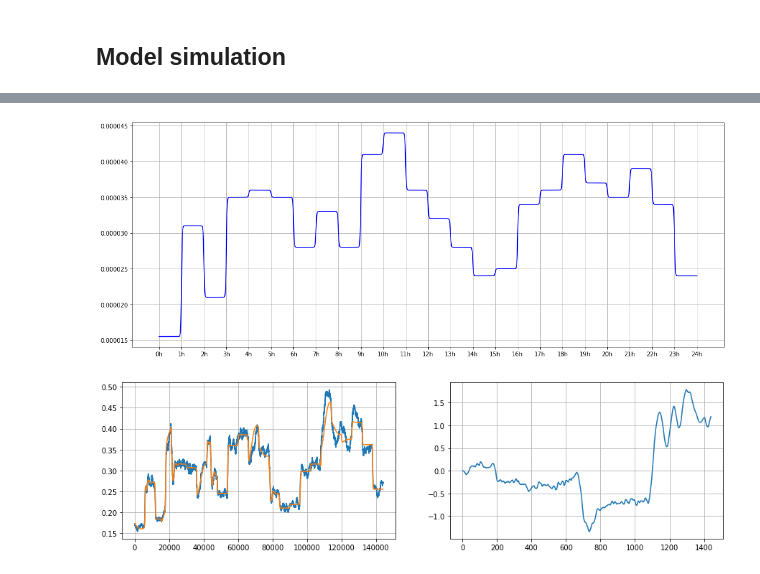
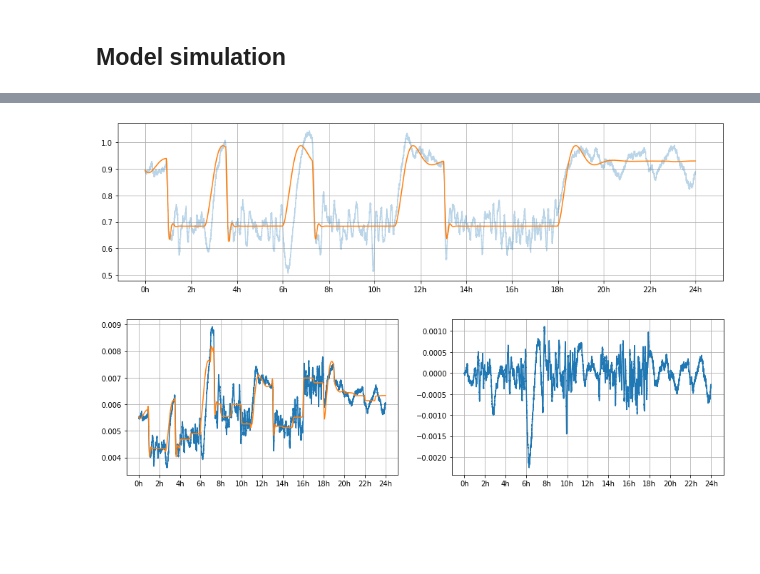
Before and after one commit to madsobdrupjakobsen/switching_time_optimization, a Jupyter notebook: control/notebooks/model_simulation.ipynb, the cells around one changed output, grey strips where cells are left out. Cells and saved outputs as stored; diff of their text form; code cells hidden in the pictures; blank space fills up the shorter version.

```diff
--- a/control/notebooks/model_simulation.ipynb
+++ b/control/notebooks/model_simulation.ipynb
@@ -132,16 +357,15 @@ plt.plot(sol.t, sol.y[1] * 1/1000)
 ## Model simulation
 # %%
 # Simulate from model
-tf = 60*24
+t0 = 0.
+tf = 60.*24.
 dt = 0.01
-x0 = np.array([2.6659426, 899.8884004])
-#x0 = np.array([90])
+model = m1; x0 = np.array([90])
+model = m2; x0 = np.array([2.17082264, 873.03730756])
+model = m3; x0 = np.array([0.894357,    0.007046,   -0.360119])
+
+
 np.random.seed(144257)
-T, X, Y, Z = stochasticSimulation(m2,switches,x0,tf,dt)
-T_ode, X_ode, Z_ode = solve_ivp_discrete(m2,x0,switches,tf,T)
-plt.plot(T,Z)
-plt.plot(T_ode, Z_ode)
-
-#T_ode2, X_ode2, Z_ode2,  = sol_ivp_wrapper(m1,x0,switches,tf,T)
-#plt.plot(T_ode2, Z_ode2)
+T, X, Y, Z = stochasticSimulation(model,switches,x0,tf,dt)
+T_ode, X_ode, Z_ode = sol_ivp_wrapper(model,x0,switches,tf,T)
 # %% [output]
@@ -156,24 +374,32 @@ k_IDLE = 9.
 # %%
-fig = plt.figure(figsize=(18,7))
+fig = plt.figure(figsize = (15,4))
 ax = fig.add_subplot(111)
-ax.plot(T,smooth_dap(T,dap),color='b')
-ax.set_xticks(np.arange(0,dap.size+1,1)*60.)
-ax.set_xticklabels([str(int(_t/60.)) + 'h' for _t in np.arange(0,dap.size+1,1) * 60.])
+
+ax.plot(T,Z[0],alpha = 0.3)
+ax.plot(T_ode,Z_ode[0])
+ax.set_xticks(np.arange(0,24+1,2)*60.)
+ax.set_xticklabels([str(int(_t/60.)) + 'h' for _t in np.arange(0,24+1,2) * 60.])
 ax.grid()
 # %% [output]
-[figure, old version]
+[figure, new version]
 # %%
-cost_true, cost_acc_true = cost(Z,T,switches,dap,k,k_MELT,k_IDLE)
-cost_exp, cost_acc_exp = cost(Z_ode,T_ode,switches,dap,k,k_MELT,k_IDLE)
+dap = prices_plot['spot'] * 1e-6
+cost_true, cost_acc_true = cost(Z[0],T,switches,dap,k_baseline,k_MELT,k_IDLE)
+cost_exp, cost_acc_exp = cost(Z_ode[0],T_ode,switches,dap,k_baseline,k_MELT,k_IDLE)
 
 fig = plt.figure(figsize = (15,4))
 ax = fig.add_subplot(121)
-plt.plot(cost_true)
-plt.plot(cost_exp)
+ax.plot(T,cost_true)
+ax.plot(T,cost_exp)
+ax.set_xticks(np.arange(0,dap.size+1,2)*60.)
+ax.set_xticklabels([str(int(_t/60.)) + 'h' for _t in np.arange(0,dap.size+1,2) * 60.])
+
 ax.grid()
 
 ax = fig.add_subplot(122)
-plt.plot(T[1:],cost_acc_true - cost_acc_exp)
+plt.plot(T,cost_true - cost_exp)
+ax.set_xticks(np.arange(0,dap.size+1,2)*60.)
+ax.set_xticklabels([str(int(_t/60.)) + 'h' for _t in np.arange(0,dap.size+1,2) * 60.])
 ax.grid()
 # %% [output]
-[figure, old version]
+[figure, new version]
```
Also changed, not shown: parts of 79 cells of this notebook, 34 other files.
